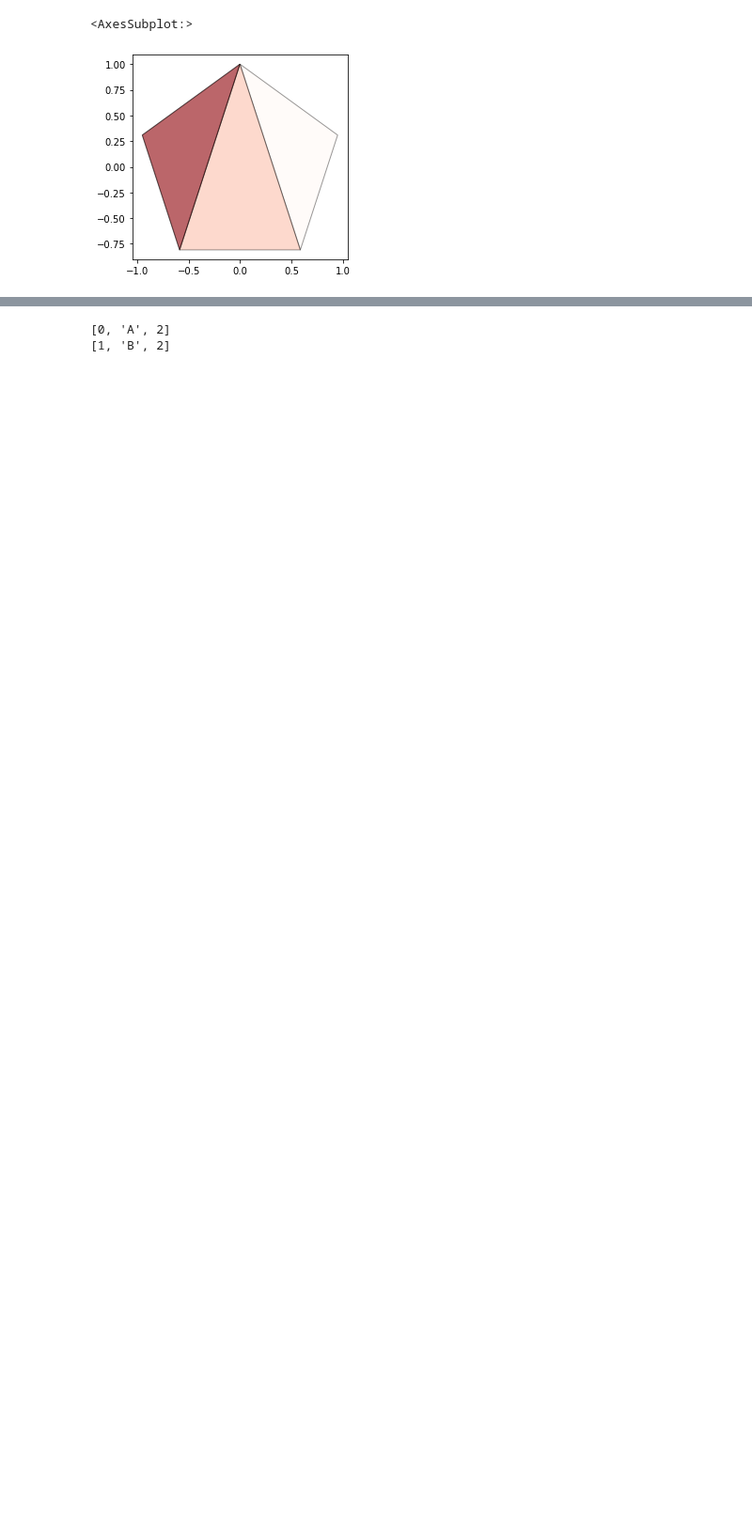
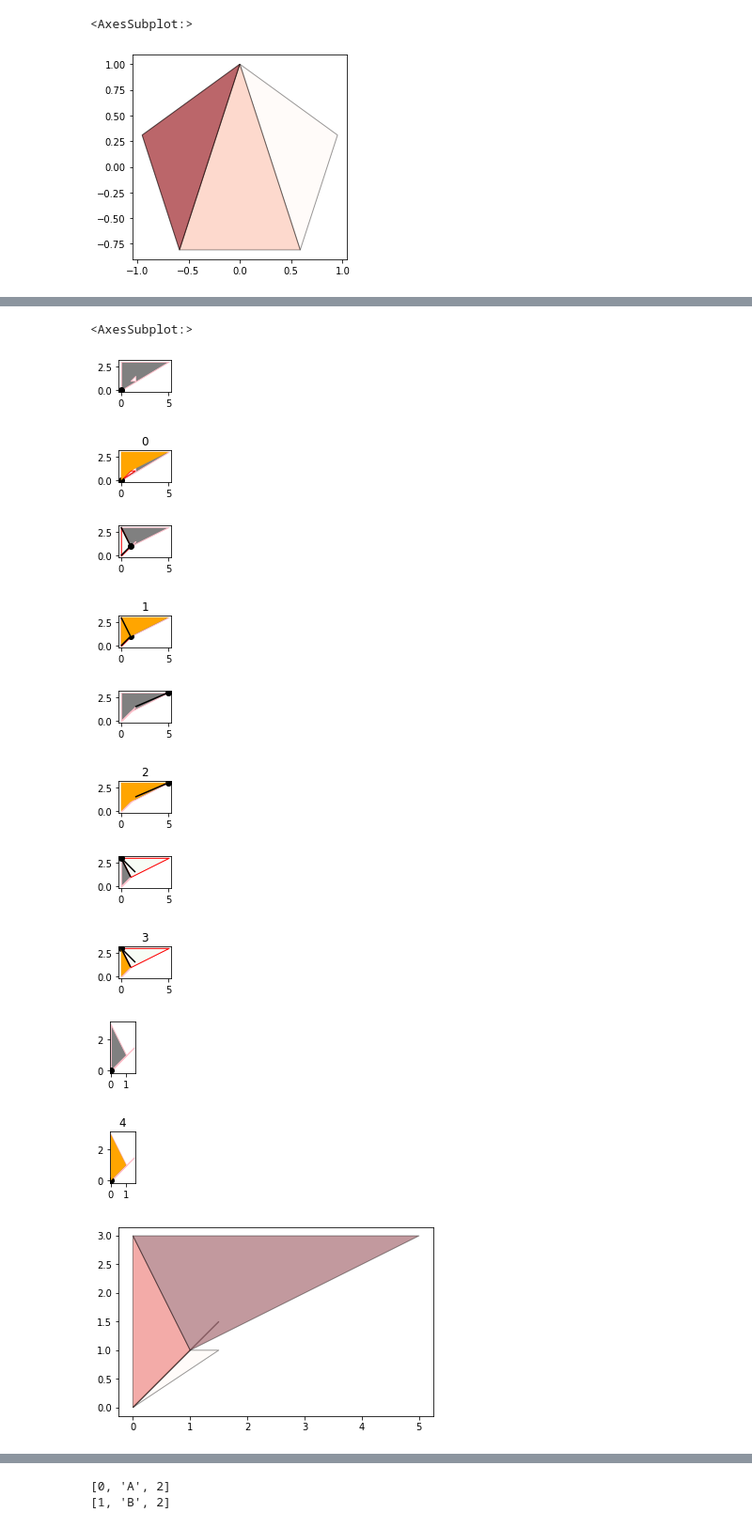
Before and after one commit to maximylius/shadow_projection_2D, a Jupyter notebook: shadows.ipynb, the cells around one changed output, grey strips where cells are left out. Shown at 94% size. Saved outputs shown, nothing was run; the diff lists cells and outputs as text; code cells hidden in the pictures; blank space fills up the shorter version.

```diff
--- a/shadows.ipynb
+++ b/shadows.ipynb
@@ -113,0 +88,15 @@ vectorAngle((1,-1/3),(1,3))
+# %%
+gpd.GeoSeries(triangularize(Polygon(poly.exterior.coords[0:3], [poly.interiors[0]]), plot=True)).plot(alpha=0.4,cmap = 'Reds', edgecolor = 'black')
+# %% [output]
+<AxesSubplot:>
+[figure, added]
+[figure, added]
+[figure, added]
+[figure, added]
+[figure, added]
+[figure, added]
+[figure, added]
+[figure, added]
+[figure, added]
+[figure, added]
+[figure, added]
```
Also changed, not shown: parts of 30 cells of this notebook.
